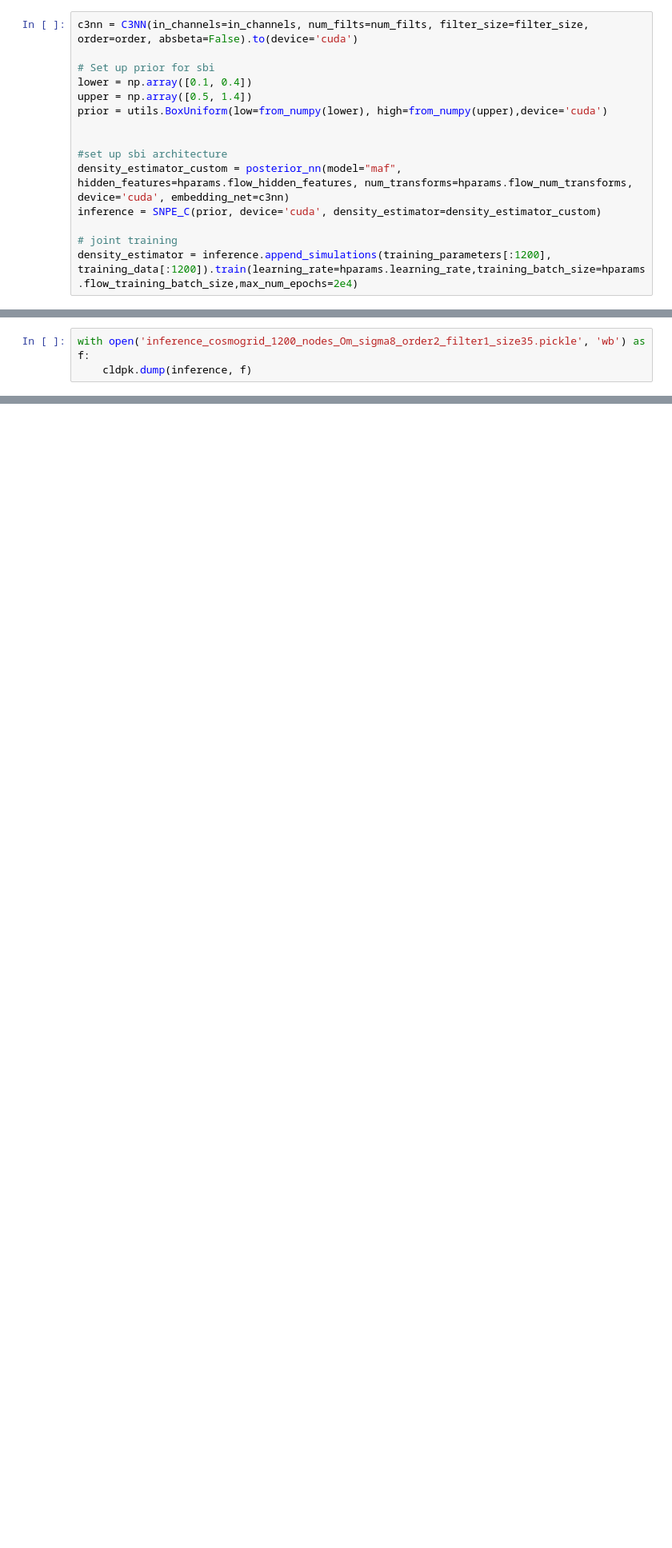
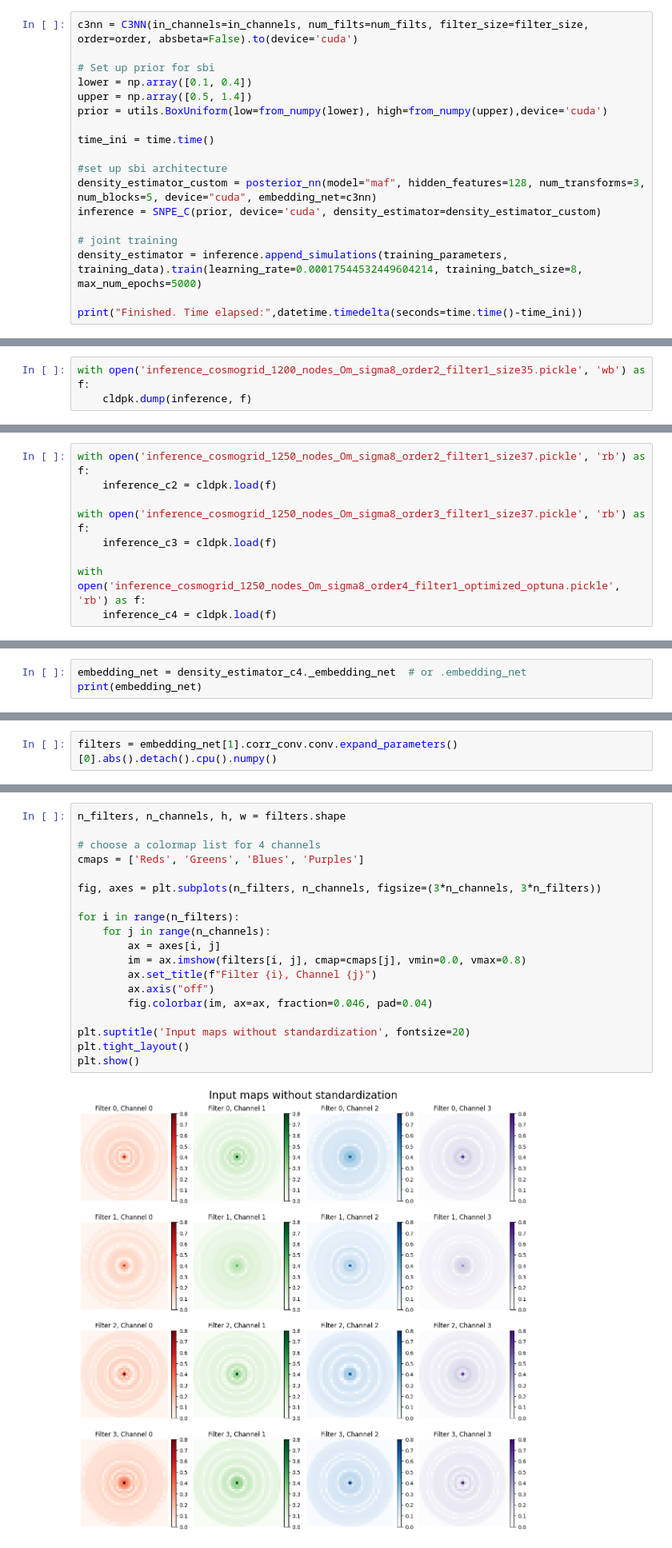
Before and after one commit to lgong6g/C3NN_inference, a Jupyter notebook: C3NN_Cosmogrid.ipynb, the cells around one changed output, grey strips where cells are left out. Shown at 80% size. Cells and saved outputs as stored; diff of their text form; blank space fills up the shorter version.

```diff
--- a/C3NN_Cosmogrid.ipynb
+++ b/C3NN_Cosmogrid.ipynb
@@ -197,10 +363,13 @@ lower = np.array([0.1, 0.4])
 upper = np.array([0.5, 1.4])
 prior = utils.BoxUniform(low=from_numpy(lower), high=from_numpy(upper),device='cuda')
 
+time_ini = time.time()
 
 #set up sbi architecture
-density_estimator_custom = posterior_nn(model="maf", hidden_features=hparams.flow_hidden_features, num_transforms=hparams.flow_num_transforms, device='cuda', embedding_net=c3nn)
+density_estimator_custom = posterior_nn(model="maf", hidden_features=128, num_transforms=3, num_blocks=5, device="cuda", embedding_net=c3nn)
 inference = SNPE_C(prior, device='cuda', density_estimator=density_estimator_custom)
 
 # joint training
-density_estimator = inference.append_simulations(training_parameters[:1200], training_data[:1200]).train(learning_rate=hparams.learning_rate,training_batch_size=hparams.flow_training_batch_size,max_num_epochs=2e4)
+density_estimator = inference.append_simulations(training_parameters, training_data).train(learning_rate=0.00017544532449604214, training_batch_size=8, max_num_epochs=5000)
+
+print("Finished. Time elapsed:",datetime.timedelta(seconds=time.time()-time_ini))
@@ -226,0 +409,9 @@ with open('inference_cosmogrid_1250_nodes_Om_sigma8_order4_filter1_size37.pickle
+# %%
+with open('inference_cosmogrid_1250_nodes_Om_sigma8_order2_filter1_size37.pickle', 'rb') as f:
+    inference_c2 = cldpk.load(f)
+
+with open('inference_cosmogrid_1250_nodes_Om_sigma8_order3_filter1_size37.pickle', 'rb') as f:
+    inference_c3 = cldpk.load(f)
+
+with open('inference_cosmogrid_1250_nodes_Om_sigma8_order4_filter1_optimized_optuna.pickle', 'rb') as f:
+    inference_c4 = cldpk.load(f)
@@ -238,0 +449,3 @@ with open('density_estimator_cosmogrid_1250_nodes_Om_sigma8_order4_filter1_size3
+# %%
+embedding_net = density_estimator_c4._embedding_net  # or .embedding_net
+print(embedding_net)
@@ -238,0 +469,2 @@ with open('density_estimator_cosmogrid_1250_nodes_Om_sigma8_order4_filter1_size3
+# %%
+filters = embedding_net[1].corr_conv.conv.expand_parameters()[0].abs().detach().cpu().numpy()
@@ -238,0 +475,21 @@ with open('density_estimator_cosmogrid_1250_nodes_Om_sigma8_order4_filter1_size3
+# %%
+n_filters, n_channels, h, w = filters.shape
+
+# choose a colormap list for 4 channels
+cmaps = ['Reds', 'Greens', 'Blues', 'Purples']
+
+fig, axes = plt.subplots(n_filters, n_channels, figsize=(3*n_channels, 3*n_filters))
+
+for i in range(n_filters):
+    for j in range(n_channels):
+        ax = axes[i, j]
+        im = ax.imshow(filters[i, j], cmap=cmaps[j], vmin=0.0, vmax=0.8)
+        ax.set_title(f"Filter {i}, Channel {j}")
+        ax.axis("off")
+        fig.colorbar(im, ax=ax, fraction=0.046, pad=0.04)
+
+plt.suptitle('Input maps without standardization', fontsize=20)
+plt.tight_layout()
+plt.show()
+# %% [output]
+[figure, added]
```
Also changed, not shown: parts of 42 cells of this notebook, 5 other files.
